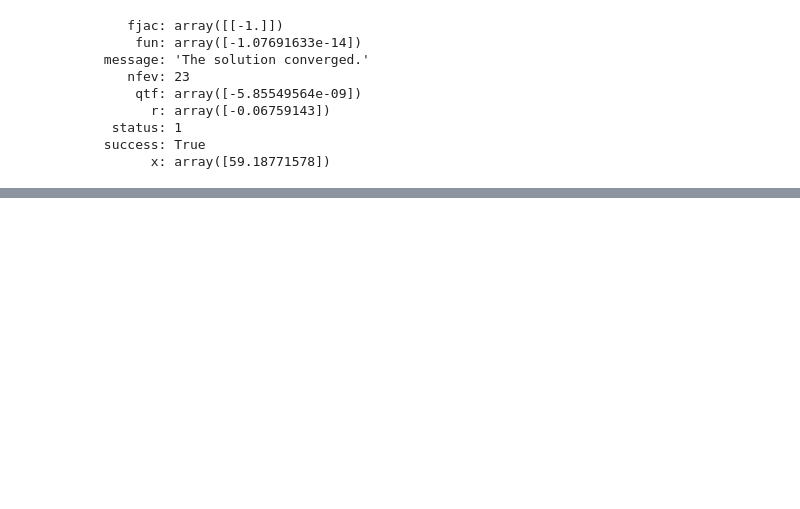
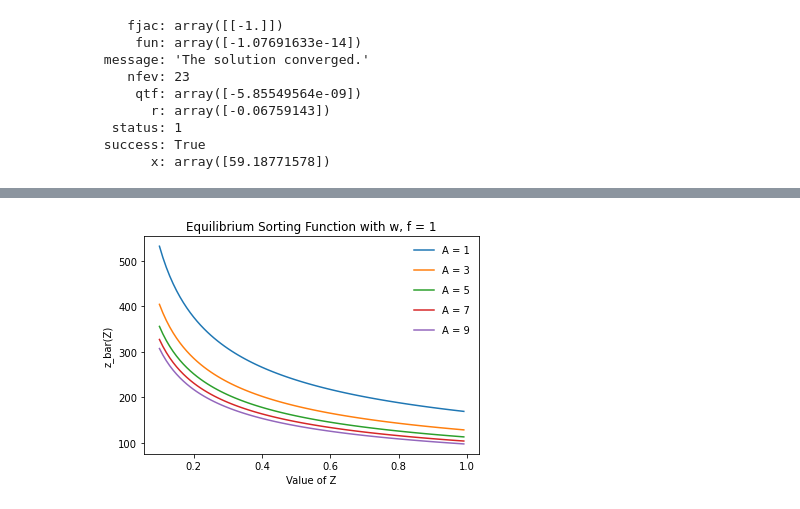
Before and after one commit to dmnguyen-uoft/ECO2302_Networks_in_Trade, a Jupyter notebook: Python/PS2.ipynb, the cells around one changed output, grey strips where cells are left out. Drawn from its saved outputs; the diff is of its cells as text; code cells hidden in the pictures; blank space fills up the shorter version.

```diff
--- a/Python/PS2.ipynb
+++ b/Python/PS2.ipynb
@@ -122,0 +62,26 @@ Text(0, 0.5, 'z_bar(Z)')
+# %%
+# Solve for z_bar as function of Z given different values of A between 1 and 10
+z_bar_array = {}
+sol_array = {}
+
+for A in np.arange(1, 10, 2):
+    z_bar_array[A] = {}
+    sol_array[A] = {}
+    for Z in np.arange(0.1, 1, 0.01):
+        sol = root(r, 0.1, method='hybr', jac = False)
+        sol_array[A][Z] = sol.success
+        z_bar_array[A][Z] = sol.x[0]
+
+plt.figure()
+for A in np.arange(1, 10, 2):
+    plt.plot(list(z_bar_array[A].keys()), list(z_bar_array[A].values()), label = 'A = ' + str(A))
+
+plt.xlabel('Value of Z')
+plt.ylabel('z_bar(Z)')
+plt.title('Equilibrium Sorting Function with w, f = 1')
+plt.gca().legend(labelspacing=1, frameon=False)
+
+filename = figure_folder + 'PS2_Q5_A.png'
+plt.savefig(filename, bbox_inches='tight')
+# %% [output]
+[figure, added]
```
Also changed, not shown: parts of 6 cells of this notebook, 6 other files.
